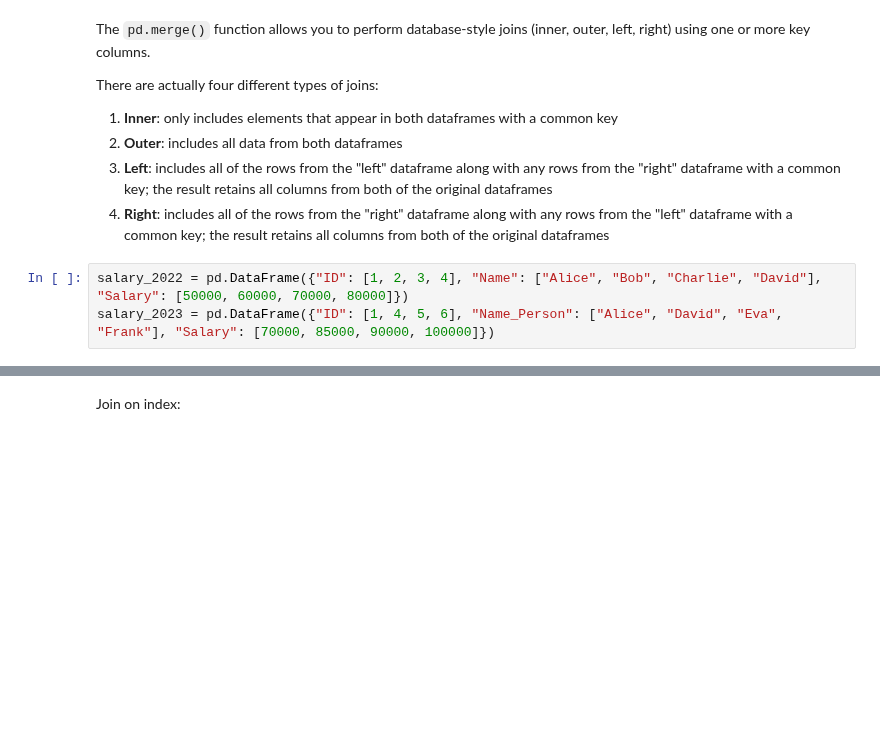
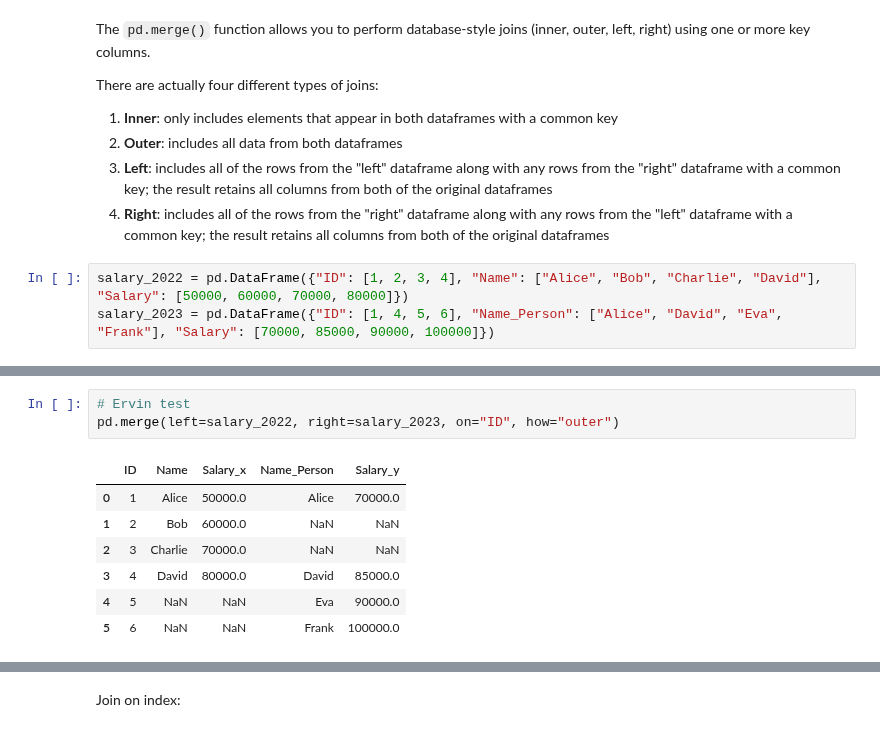
Before and after one commit to ervinstrmcnik/python-data-analytics, a Jupyter notebook: Part_05_Data_Wrangling_With_Pandas/Data_Wrangling_With_Pandas.ipynb, the cells around one changed output, grey strips where cells are left out. Drawn from its saved outputs; the diff is of its cells as text; blank space fills up the shorter version.

```diff
--- a/Part_05_Data_Wrangling_With_Pandas/Data_Wrangling_With_Pandas.ipynb
+++ b/Part_05_Data_Wrangling_With_Pandas/Data_Wrangling_With_Pandas.ipynb
@@ -1364,2 +1823,13 @@ pd.merge(left=salary_2022, right=salary_2023, on="ID", how="inner")
+# %%
+# Ervin test
+pd.merge(left=salary_2022, right=salary_2023, on="ID", how="outer")
+# %% [output]
+|  | ID | Name | Salary_x | Name_Person | Salary_y |
+| 0 | 1 | Alice | 50000.0 | Alice | 70000.0 |
+| 1 | 2 | Bob | 60000.0 | NaN | NaN |
+| 2 | 3 | Charlie | 70000.0 | NaN | NaN |
+| 3 | 4 | David | 80000.0 | David | 85000.0 |
+| 4 | 5 | NaN | NaN | Eva | 90000.0 |
+| 5 | 6 | NaN | NaN | Frank | 100000.0 |
 # %%
 pd.merge(left=salary_2022, right=salary_2023, on="ID", how="inner", suffixes=("_2022", "_2023"))
```
Also changed, not shown: parts of 77 cells of this notebook.
